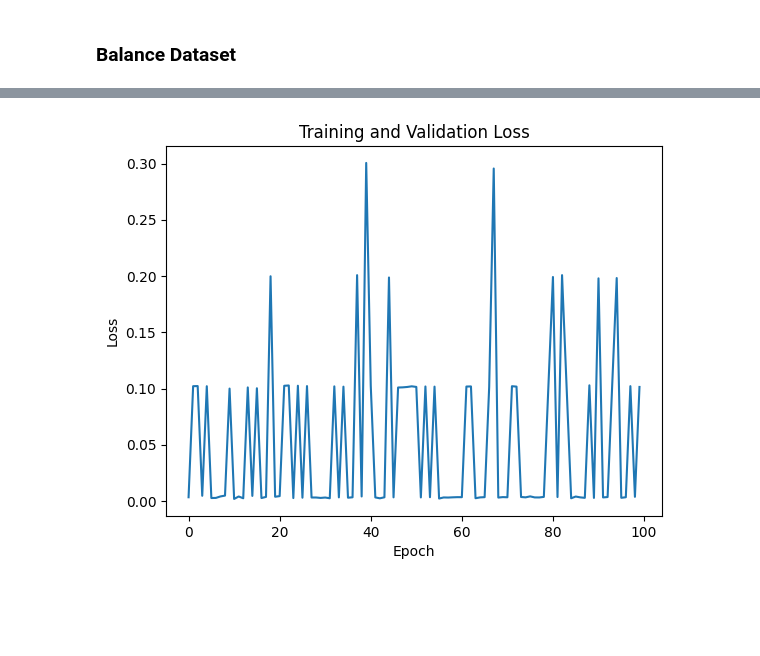
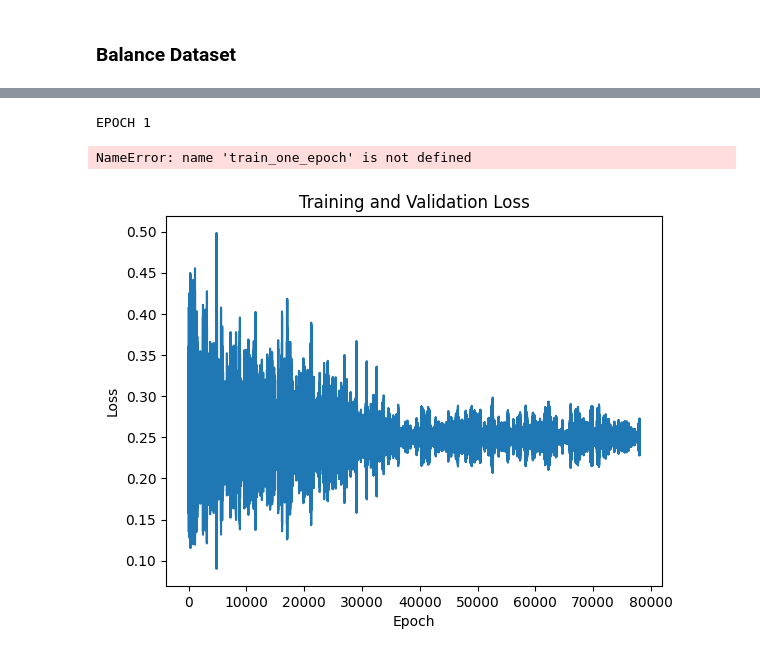
Before and after one commit to Loic017/TinyML-for-Epileptic-Seizures, a Jupyter notebook: seizure_training.ipynb, the cells around one changed output, grey strips where cells are left out. Cells and saved outputs as stored; diff of their text form; code cells hidden in the pictures; blank space fills up the shorter version.

```diff
--- a/seizure_training.ipynb
+++ b/seizure_training.ipynb
@@ -232,28 +290,0 @@ torch.Size([10])
-# %%
-epochs = 100  # Number of training iterations
-losses_train_batch = []
-losses_train_epoch = []
-
-for i in range(epochs):
-    print(f"Epoch: {i+1}")
-
-    for j, (x_sample, y_sample) in enumerate(train_dataloader):
-        # print(f"        Batch: {i+1}")
-        x, y = x_sample.to(device), y_sample.to(device)  # Move batch data to GPU
-        y = y.unsqueeze(1)
-
-        optimizer.zero_grad()
-
-        y_pred = model(x)  # Input into model forward pass
-        # print(y_pred.shape, y.shape)
-        loss = loss_function(y_pred, y)  # Calculate the loss
-
-        # Zero gradients, backward pass, update weights
-        loss.backward()
-        optimizer.step()
-
-        losses_train_batch.append(loss.item())
-
-    losses_train_epoch.append(loss.item())
-
-    print(f"          Epoch Completed: {i+1}")
@@ -278,15 +317,55 @@ Epoch: 100
+# %%
+EPOCHS = 10  # Number of training iterations
+timestamp = datetime.now().strftime("%Y%m%d_%H%M%S")
+writer = SummaryWriter("runs/fashion_trainer_{}".format(timestamp))
+
+for i in range(EPOCHS):
+    print(f"EPOCH {i+1}")
+
+    model.train(True)
+    avg_loss = train_one_epoch(i, writer)
+
+    running_vloss = 0.0
+    model.eval()
+
+    with torch.no_grad():
+        for i, data in enumerate(eval_dataloader):
+            vinputs, vlabels = data
+            voutputs = model(vinputs)
+            vloss = loss_fn(voutputs, vlabels)
+            running_vloss += loss.item()
+
+    avg_vloss = running_vloss / (i + 1)
+    print("LOSS train {} valid {}".format(avg_loss, avg_vloss))
+
+    writer.add_scalars(
+        "Training vs. Validation Loss",
+        {"Training": avg_loss, "Validation": avg_vloss},
+        epoch_number + 1,
+    )
+    writer.flush()
+
+    if avg_vloss < best_vloss:
+        best_vloss = avg_vloss
+        model_path = "model_{}_{}".format(timestamp, epoch_number)
+        torch.save(model.state_dict(), model_path)
+
+    epoch_number += 1
+# %% [output]
+EPOCH 1
+NameError: name 'train_one_epoch' is not defined
 # %%
 # Plot losses
-plt.plot(range(len(losses_train_epoch)), losses_train_epoch, label="Training Loss")
+plt.plot(range(len(losses_train_batch)), losses_train_batch, label="Training Loss")
 
 
 plt.title("Training and Validation Loss")
 
 plt.xlabel("Epoch")
 
 plt.ylabel("Loss")
 
 
 plt.show()
 # %% [output]
-[figure, old version]
+[figure, new version]
```
Also changed, not shown: parts of 15 cells of this notebook, 2 other files.
